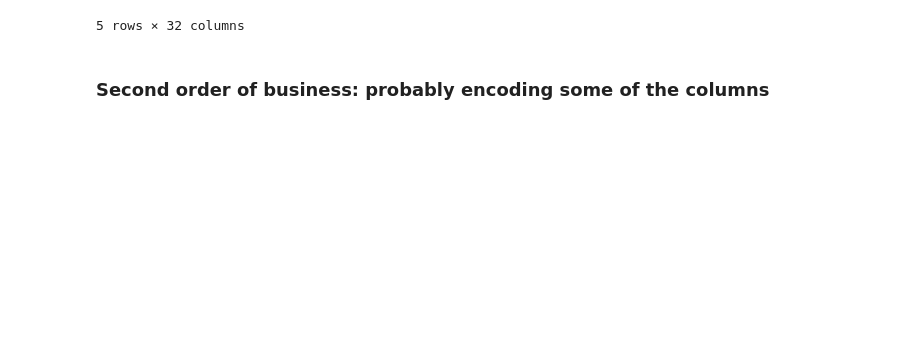
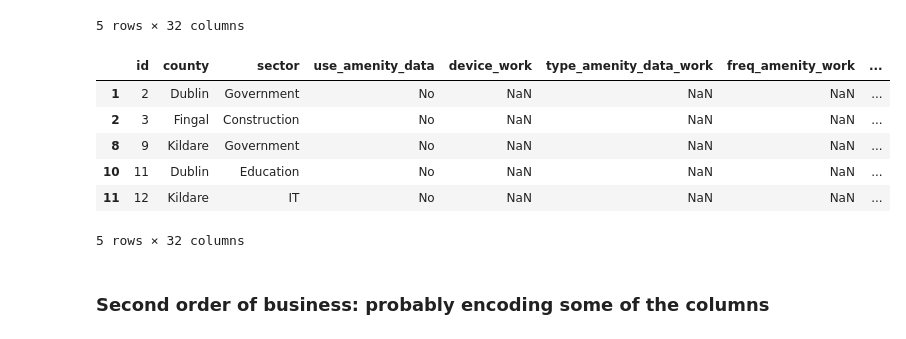
Before and after one commit to 2024-CMPU9010-GROUP-3/PROJECT, a Jupyter notebook: Python/script/survey-analysis/process.ipynb, the cells around one changed output. Drawn from its saved outputs; the diff is of its cells as text; code cells hidden in the pictures; blank space fills up the shorter version.

```diff
--- a/Python/script/survey-analysis/process.ipynb
+++ b/Python/script/survey-analysis/process.ipynb
@@ -103,5 +103,18 @@ survey_data.head(5)
 5 rows × 32 columns
 # %%
 # split in 2 sub dataframe, those that use amenity data for work and those who dont
+# user A = dont' use amenity data
+# user B = use amenity data
+
+users_A = survey_data[survey_data["use_amenity_data"] == "No"]
+users_B = survey_data[survey_data["use_amenity_data"] == "Yes"]
+# %% [output]
+|  | id | county | sector | use_amenity_data | device_work | type_amenity_data_work | freq_amenity_work | ... |
+| 1 | 2 | Dublin | Government | No | NaN | NaN | NaN | ... |
+| 2 | 3 | Fingal | Construction | No | NaN | NaN | NaN | ... |
+| 8 | 9 | Kildare | Government | No | NaN | NaN | NaN | ... |
+| 10 | 11 | Dublin | Education | No | NaN | NaN | NaN | ... |
+| 11 | 12 | Kildare | IT | No | NaN | NaN | NaN | ... |
+5 rows × 32 columns
 # %% [markdown]
 ### Second order of business: probably encoding some of the columns
```
